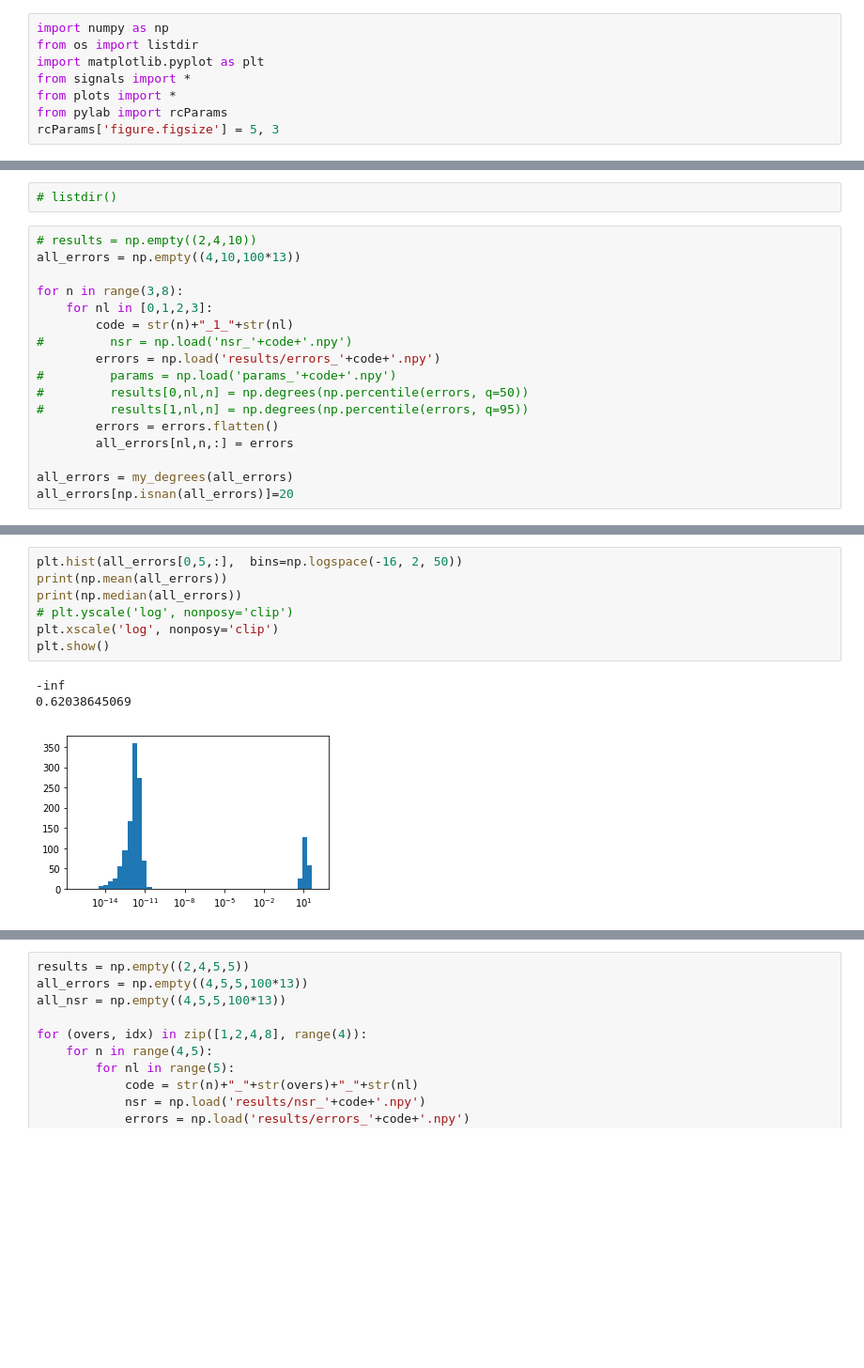
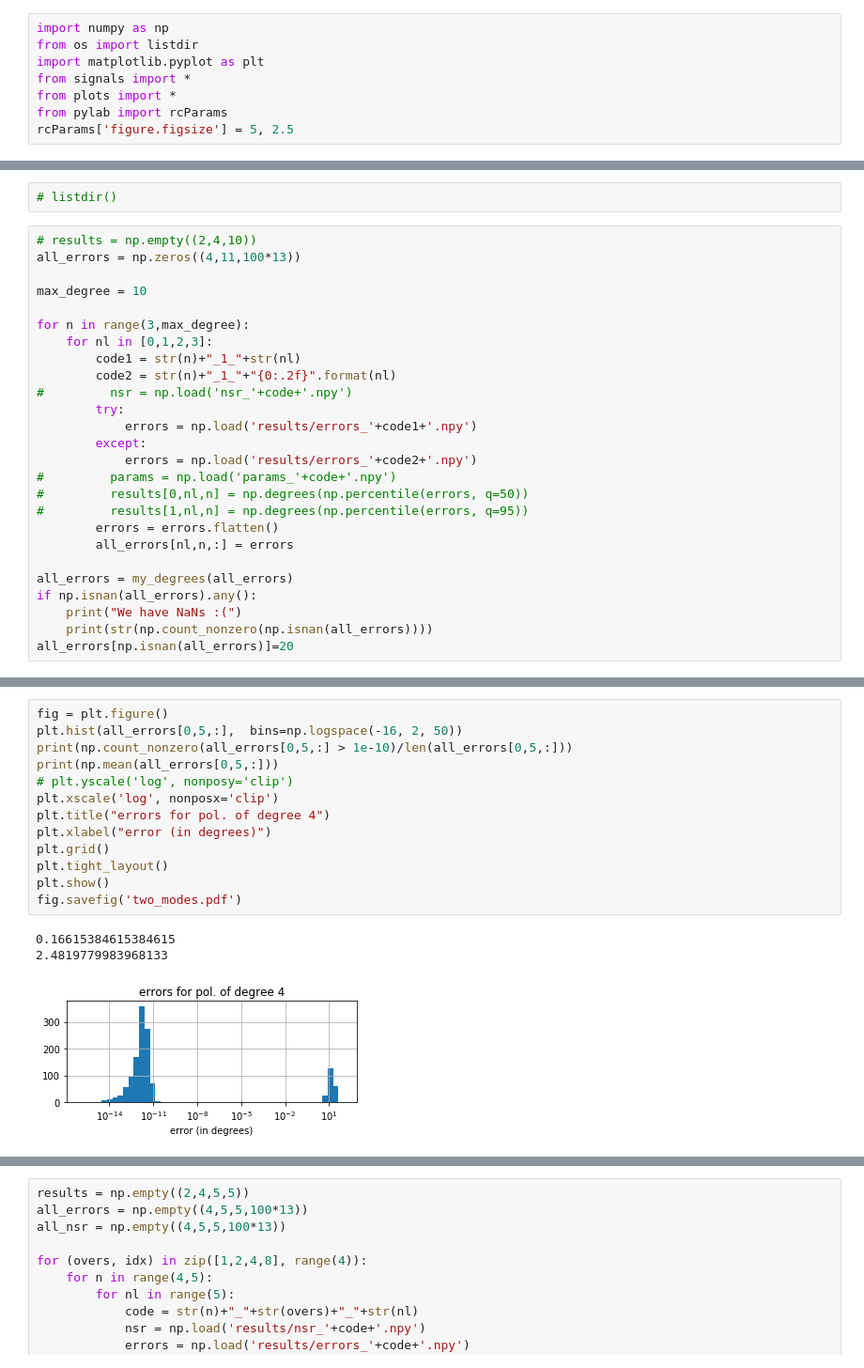
Before and after one commit to LCAV/surface-reconstruction, a Jupyter notebook: experiments-results.ipynb, the cells around one changed output, grey strips where cells are left out. Shown at 94% size. Cells and saved outputs as stored; diff of their text form; blank space fills up the shorter version.

```diff
--- a/experiments-results.ipynb
+++ b/experiments-results.ipynb
@@ -7,7 +7,7 @@ import matplotlib.pyplot as plt
 from signals import *
 from plots import *
 from pylab import rcParams
-rcParams['figure.figsize'] = 5, 3
+rcParams['figure.figsize'] = 5, 2.5
 # %%
 def draw_plot(ax, data, edge_color, fill_color):
     bp = ax.boxplot(data, whis=[0, 95], patch_artist=True)
@@ -30,13 +30,19 @@ This notebook only reads the results from files and generates plots.
 # listdir()
 # %%
 # results = np.empty((2,4,10))
-all_errors = np.empty((4,10,100*13))
+all_errors = np.zeros((4,11,100*13))
 
-for n in range(3,8):
+max_degree = 10
+
+for n in range(3,max_degree):
     for nl in [0,1,2,3]:
-        code = str(n)+"_1_"+str(nl)
+        code1 = str(n)+"_1_"+str(nl)
+        code2 = str(n)+"_1_"+"{0:.2f}".format(nl)
 #         nsr = np.load('nsr_'+code+'.npy')
-        errors = np.load('results/errors_'+code+'.npy')
+        try:
+            errors = np.load('results/errors_'+code1+'.npy')
+        except:
+            errors = np.load('results/errors_'+code2+'.npy')
 #         params = np.load('params_'+code+'.npy')
 #         results[0,nl,n] = np.degrees(np.percentile(errors, q=50))
 #         results[1,nl,n] = np.degrees(np.percentile(errors, q=95))
@@ -44,4 +50,7 @@ for n in range(3,8):
         all_errors[nl,n,:] = errors
 
 all_errors = my_degrees(all_errors)
+if np.isnan(all_errors).any():
+    print("We have NaNs :(")
+    print(str(np.count_nonzero(np.isnan(all_errors))))
 all_errors[np.isnan(all_errors)]=20
@@ -69,11 +97,17 @@ fig.savefig('degree.pdf')
 # %%
+fig = plt.figure()
 plt.hist(all_errors[0,5,:],  bins=np.logspace(-16, 2, 50))
-print(np.mean(all_errors))
-print(np.median(all_errors))
+print(np.count_nonzero(all_errors[0,5,:] > 1e-10)/len(all_errors[0,5,:]))
+print(np.mean(all_errors[0,5,:]))
 # plt.yscale('log', nonposy='clip')
-plt.xscale('log', nonposy='clip')
+plt.xscale('log', nonposx='clip')
+plt.title("errors for pol. of degree 4")
+plt.xlabel("error (in degrees)")
+plt.grid()
+plt.tight_layout()
 plt.show()
+fig.savefig('two_modes.pdf')
 # %% [output]
--inf
-0.62038645069
+0.16615384615384615
+2.4819779983968133
-[figure, old version]
+[figure, new version]
```
Also changed, not shown: parts of 8 cells of this notebook, 3 other files.
